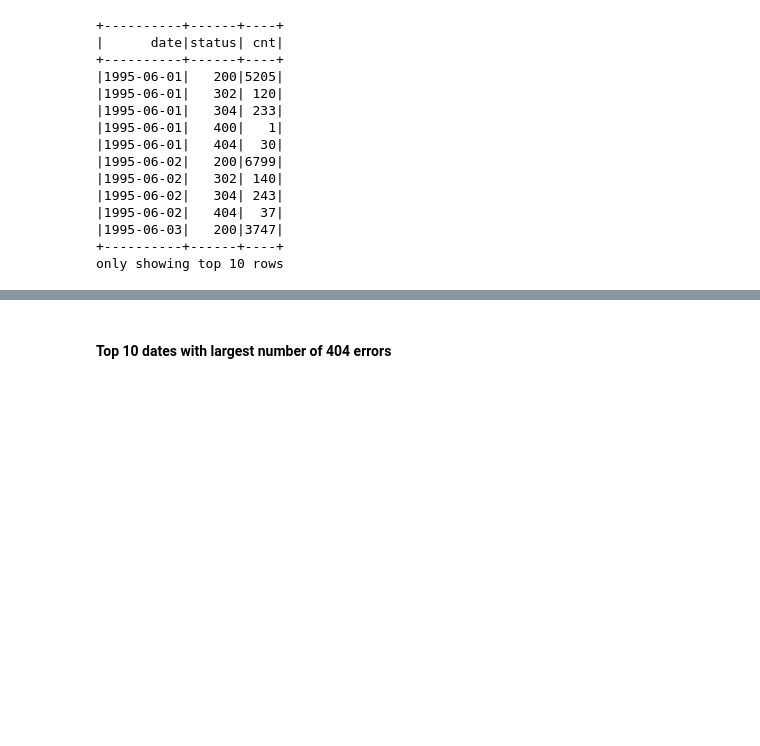
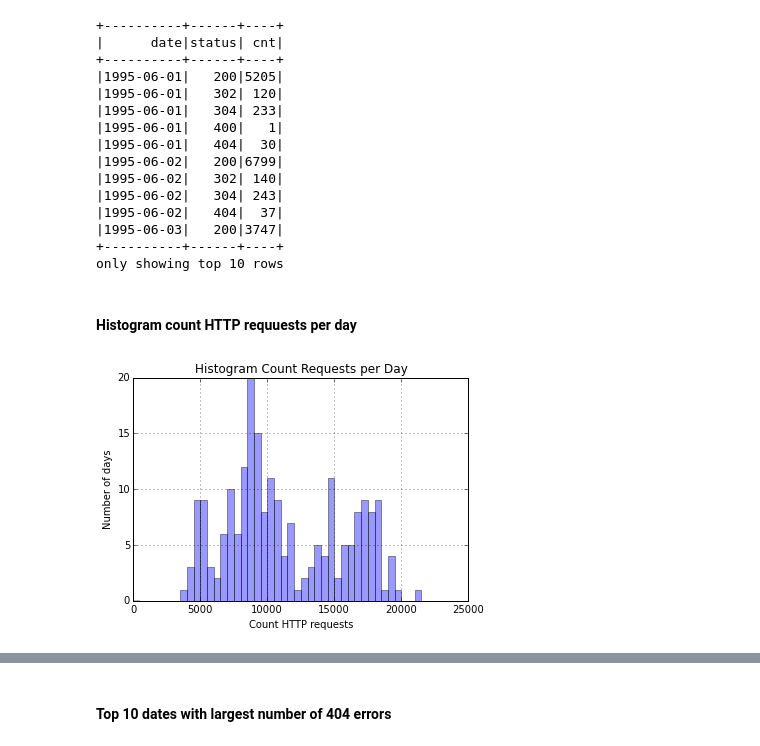
Before and after one commit to sgcom/spark-web-log-analysis, a Jupyter notebook: UofS_Logs_2_Explore.ipynb, the cells around one changed output, grey strips where cells are left out. Drawn from its saved outputs; the diff is of its cells as text; code cells hidden in the pictures; blank space fills up the shorter version.

```diff
--- a/UofS_Logs_2_Explore.ipynb
+++ b/UofS_Logs_2_Explore.ipynb
@@ -198,3 +218,22 @@ sqlContext.sql(
 |1995-06-03|   200|3747|
 +----------+------+----+
 only showing top 10 rows
+# %% [markdown]
+#### Histogram count HTTP requuests per day
+# %%
+result = sqlContext.sql(
+    "SELECT COUNT(*) cnt "
+    "  FROM weblog "
+    " GROUP BY to_date(date_time) "
+    "").collect()
+
+counts = [x.cnt for x in result]
+
+plt.hist(counts, bins=range(0,25000, 500), alpha=0.4)
+plt.xlabel('Count HTTP requests')
+plt.ylabel('Number of days')
+plt.title('Histogram Count Requests per Day')
+plt.grid(True)
+plt.show()
+# %% [output]
+[figure, added]
```
Also changed, not shown: parts of 21 cells of this notebook.
